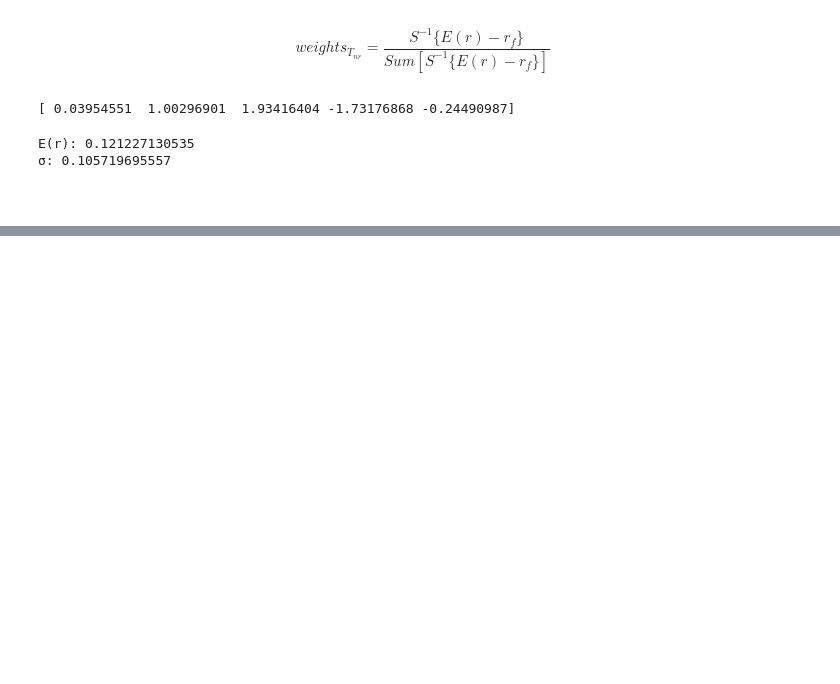
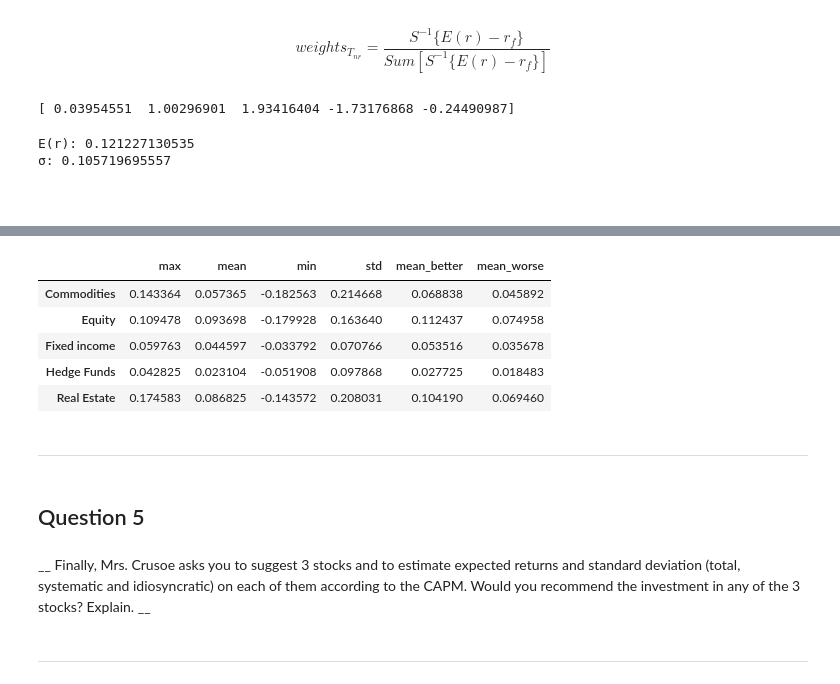
Before and after one commit to boturon/NovaSBE_Courses, a Jupyter notebook: finance/case_2/deliverable.ipynb, the cells around one changed output, grey strips where cells are left out. Cells and saved outputs as stored; diff of their text form; code cells hidden in the pictures; blank space fills up the shorter version.

```diff
--- a/finance/case_2/deliverable.ipynb
+++ b/finance/case_2/deliverable.ipynb
@@ -177,0 +399,26 @@ for i in range(num_portfolios):
+# %%
+# Specify different expected return changes
+better_returns = 1.20
+worse_returns = 0.80
+# %%
+# Update the expected returns with the two options
+sample_indicators['mean_better'] = sample_indicators['mean']*better_returns
+sample_indicators['mean_worse'] = sample_indicators['mean']*worse_returns
+
+# Show the new table
+sample_indicators
+# %% [output]
+|  | max | mean | min | std | mean_better | mean_worse |
+| Commodities | 0.143364 | 0.057365 | -0.182563 | 0.214668 | 0.068838 | 0.045892 |
+| Equity | 0.109478 | 0.093698 | -0.179928 | 0.163640 | 0.112437 | 0.074958 |
+| Fixed income | 0.059763 | 0.044597 | -0.033792 | 0.070766 | 0.053516 | 0.035678 |
+| Hedge Funds | 0.042825 | 0.023104 | -0.051908 | 0.097868 | 0.027725 | 0.018483 |
+| Real Estate | 0.174583 | 0.086825 | -0.143572 | 0.208031 | 0.104190 | 0.069460 |
+# %% [markdown]
+________
+# %% [markdown]
+## Question 5
+# %% [markdown]
+__  Finally, Mrs. Crusoe asks you to suggest 3 stocks and to estimate expected returns and standard deviation (total, systematic and idiosyncratic) on each of them according to the CAPM. Would you recommend the investment in any of the 3 stocks? Explain. __
+# %% [markdown]
+_________
```
Also changed, not shown: parts of 38 cells of this notebook.
